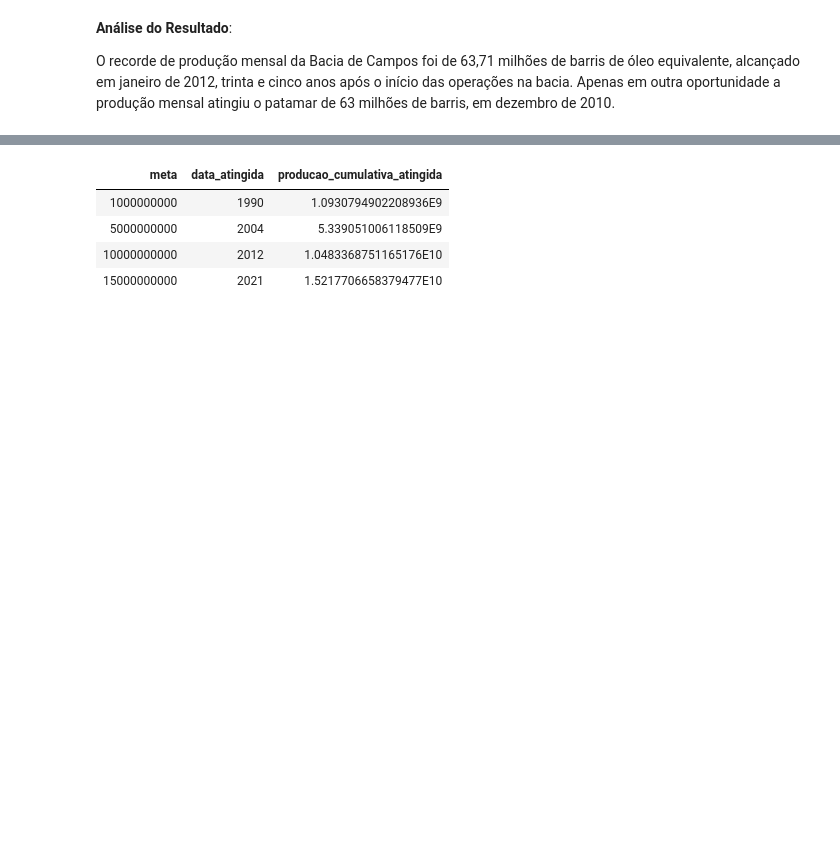
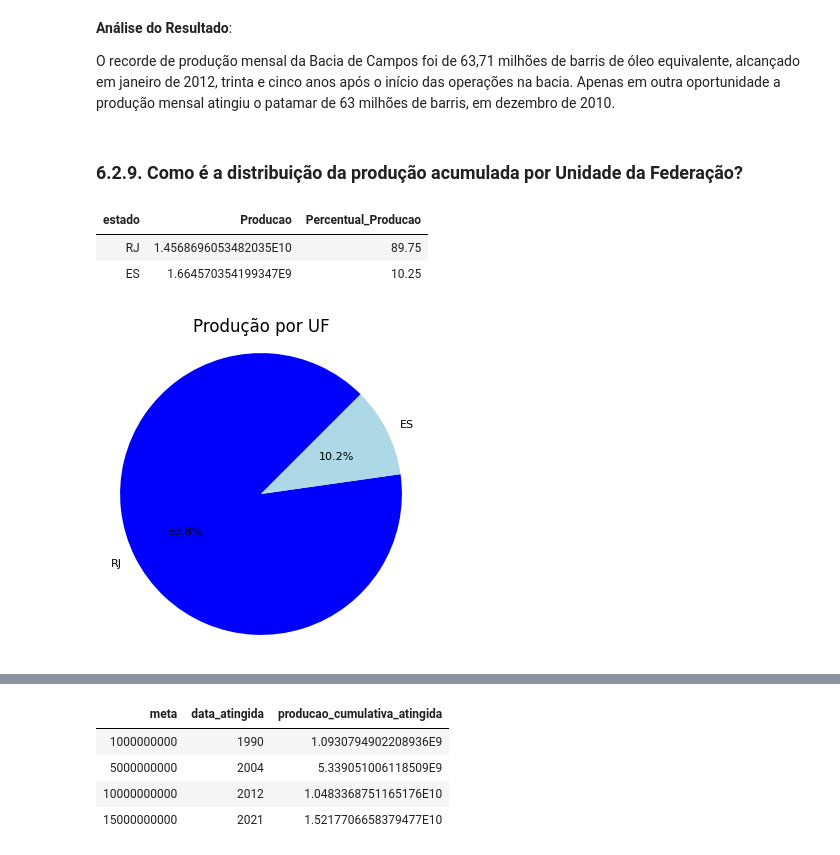
Before and after one commit to LAOLIVEIRA1972/PUC_MVP_EngenhariaDados, a Jupyter notebook: mvp_Engenharia_Dados.ipynb, the cells around one changed output, grey strips where cells are left out. Cells and saved outputs as stored; diff of their text form; code cells hidden in the pictures; blank space fills up the shorter version.

```diff
--- a/mvp_Engenharia_Dados.ipynb
+++ b/mvp_Engenharia_Dados.ipynb
@@ -1236,3 +1234,53 @@ LIMIT 5
 **Análise do Resultado**:
 
 O recorde de produção mensal da Bacia de Campos foi de 63,71 milhões de barris de óleo equivalente, alcançado em janeiro de 2012, trinta e cinco anos após o início das operações na bacia. Apenas em outra oportunidade a produção mensal atingiu o patamar de 63 milhões de barris, em dezembro de 2010.
+# %% [markdown]
+### 6.2.9. Como é a distribuição da produção acumulada por Unidade da Federação?
+# %%
+%sql
+-- obtém a produção total acumulada por UF
+WITH producao_total AS (
+    SELECT
+        SUM(prod.vol_producao_bbl) AS total_geral
+    FROM mvp_producao.dados_producao.ft_producao prod
+),
+producao_cpo AS (
+    SELECT
+        cpo.estado,
+        SUM(prod.vol_producao_bbl) AS total_tpp
+    FROM mvp_producao.dados_producao.ft_producao prod
+    INNER JOIN mvp_producao.dados_producao.dm_campo cpo
+            ON prod.id_campo = cpo.id_campo
+    GROUP BY cpo.estado
+)
+
+SELECT
+    pcpp.estado,
+    pcpp.total_tpp AS Producao,
+    ROUND((total_tpp / (SELECT total_geral FROM producao_total)) * 100, 2) AS Percentual_Producao
+FROM producao_cpo pcpp
+ORDER BY percentual_producao DESC;
+# %% [output]
+| estado | Producao | Percentual_Producao |
+| RJ | 1.4568696053482035E10 | 89.75 |
+| ES | 1.664570354199347E9 | 10.25 |
+# %%
+df = _sqldf.toPandas()
+
+# cores personalizadas
+cores_personalizadas = ['blue', 'lightblue']
+# Plotar gráfico de pizza
+plt.figure(figsize=(4,4))
+plt.pie(
+    df['Percentual_Producao'],
+    labels=df['estado'],
+    autopct='%1.1f%%',
+    startangle=45,
+    colors=cores_personalizadas,
+    textprops={'fontsize': 8}
+)
+plt.title('Produção por UF')
+plt.axis('equal')  # Para deixar o gráfico circular
+plt.show()
+# %% [output]
+[figure, added]
```
Also changed, not shown: parts of 8 cells of this notebook.
